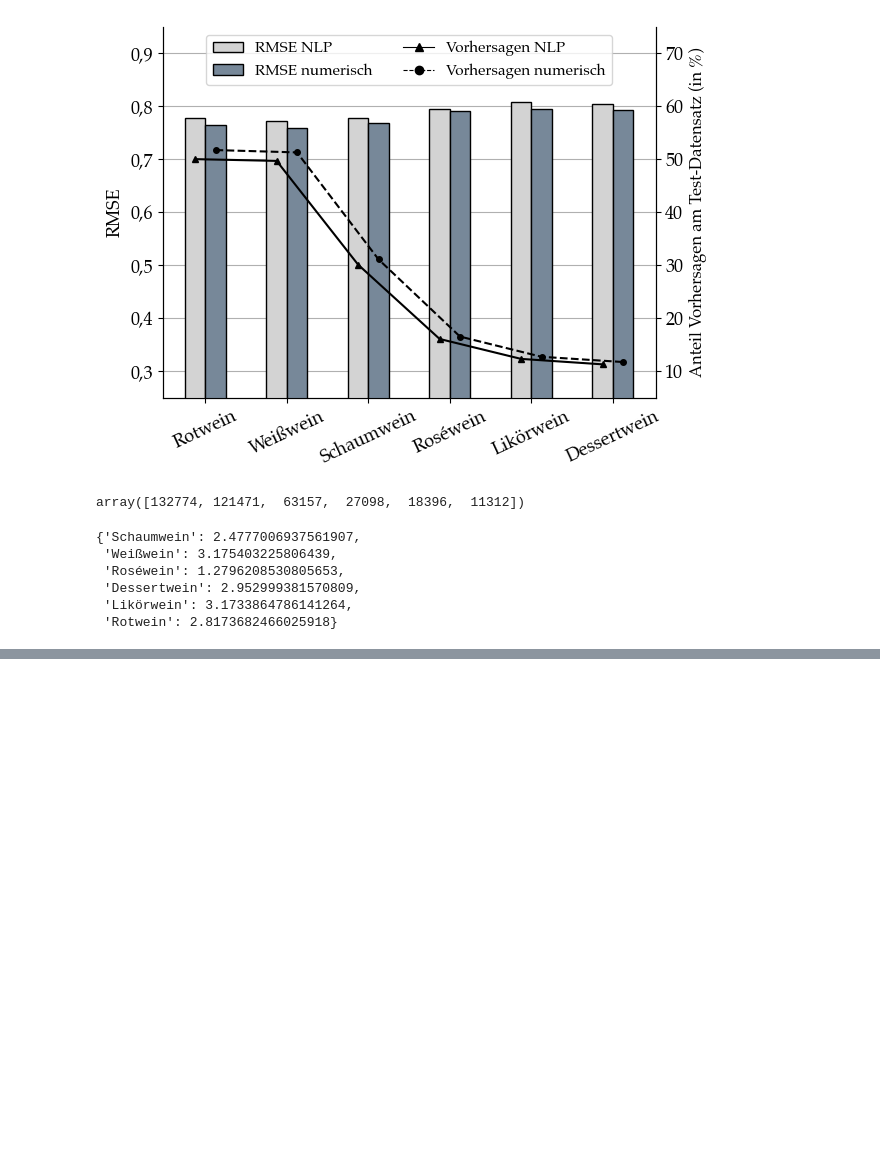
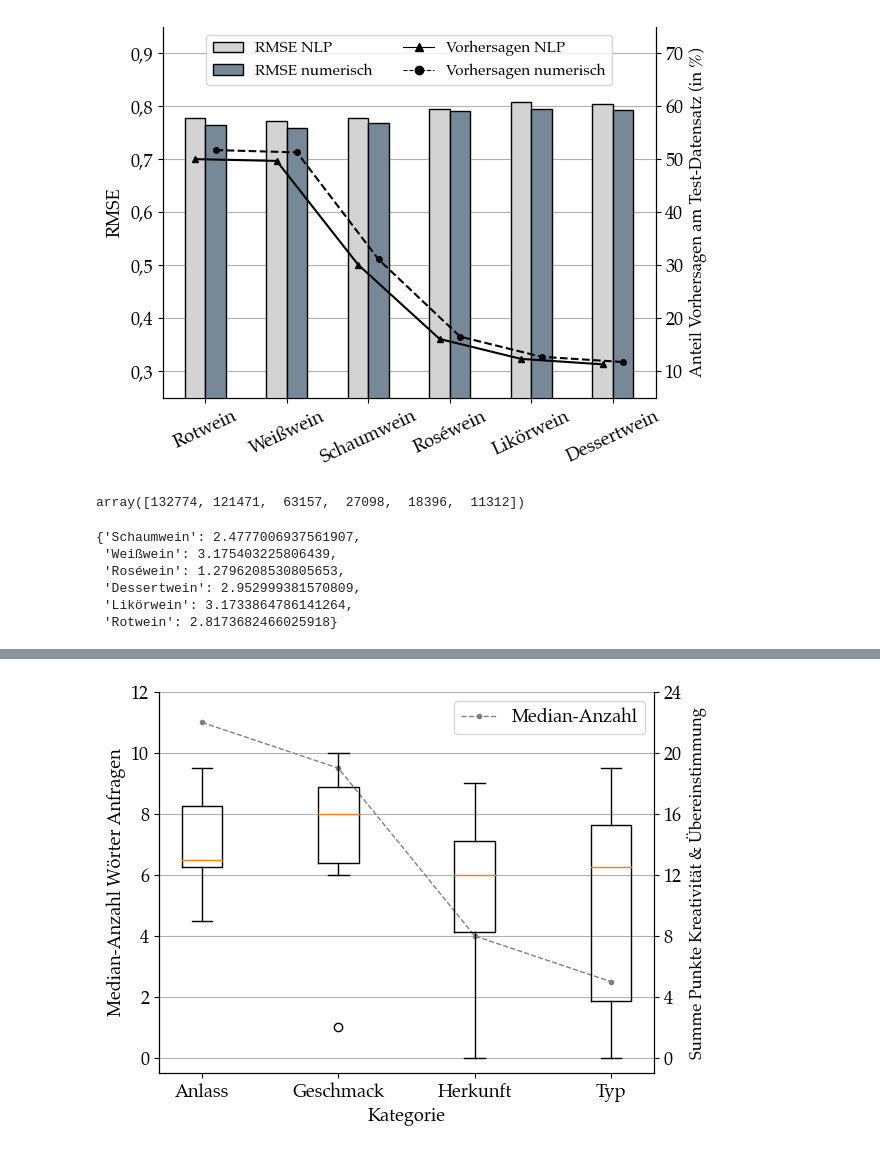
Before and after one commit to M4rl0wBuongustaio/master_thesis_ai_sommelier, a Jupyter notebook: analysis/visualization.ipynb, the cells around one changed output, grey strips where cells are left out. Cells and saved outputs as stored; diff of their text form; code cells hidden in the pictures; blank space fills up the shorter version.

```diff
--- a/analysis/visualization.ipynb
+++ b/analysis/visualization.ipynb
@@ -1705,0 +1791,37 @@ percentages
+# %%
+fig, ax = plt.subplots()
+
+ax2 = ax.twinx()
+
+for i, category in enumerate(df_interview.dropna().groupby(by='Kategorie')['note_length'].median().index):
+    ax2.boxplot(
+        df_interview[df_interview['Kategorie'] == category]['Summe'].values,
+        positions=[i],
+        widths=0.3,
+        zorder=4
+    )
+ax.plot(
+    df_interview.dropna().groupby(by='Kategorie')['note_length'].median().index,
+    df_interview.dropna().groupby(by='Kategorie')['note_length'].median(),
+    c='grey',
+    marker='.',
+    linestyle='--',
+    zorder=2,
+    linewidth=1,
+    label='Median-Anzahl'
+)
+ax.set_xticklabels(df_interview.dropna().groupby(by='Kategorie')['note_length'].median().index)
+ax.set_yticks([0, 2, 4, 6, 8, 10, 12])
+ax2.set_yticks([0, 4, 8, 12, 16, 20, 24])
+ax.set_ylim(-0.5, 12)
+ax.grid(axis='y')
+ax.spines[['top']].set_visible(False)
+ax2.spines[['top']].set_visible(False)
+ax.set_xlabel('Kategorie')
+ax.set_ylabel('Median-Anzahl Wörter Anfragen')
+ax2.set_ylabel('Summe Punkte Kreativität & Übereinstimmung', fontsize=12)
+ax.legend()
+fig.tight_layout()
+fig.savefig(fig_path + 'interview_median_anzahl_punkteverteilung.pdf')
+# %% [output]
+[figure, added]
```
Also changed, not shown: parts of 14 cells of this notebook, 5 other files.
